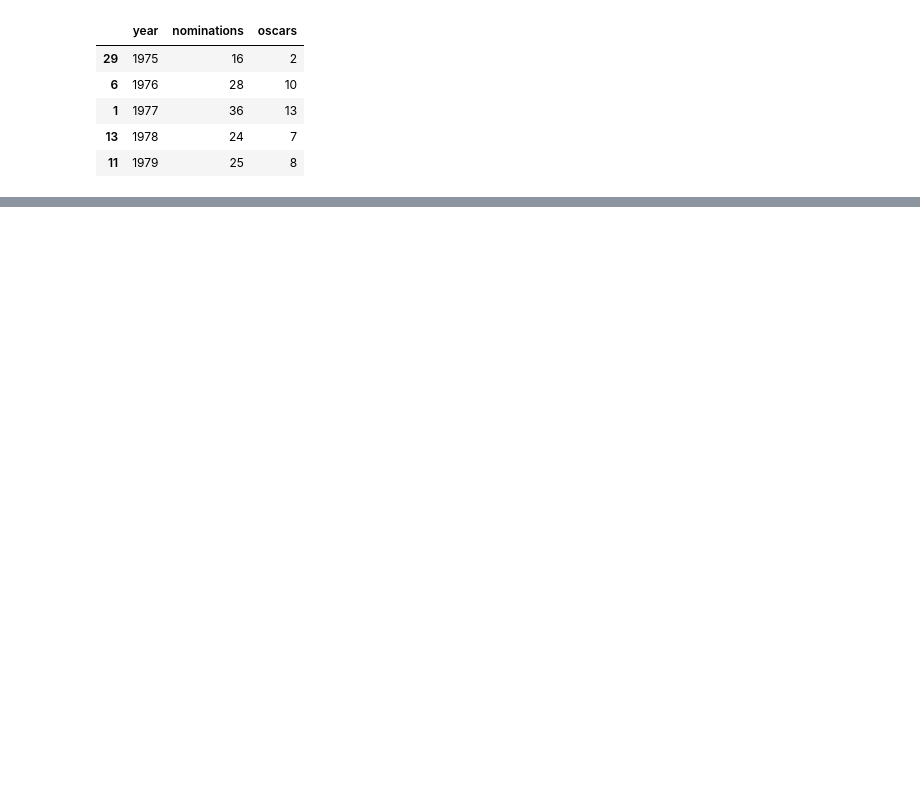
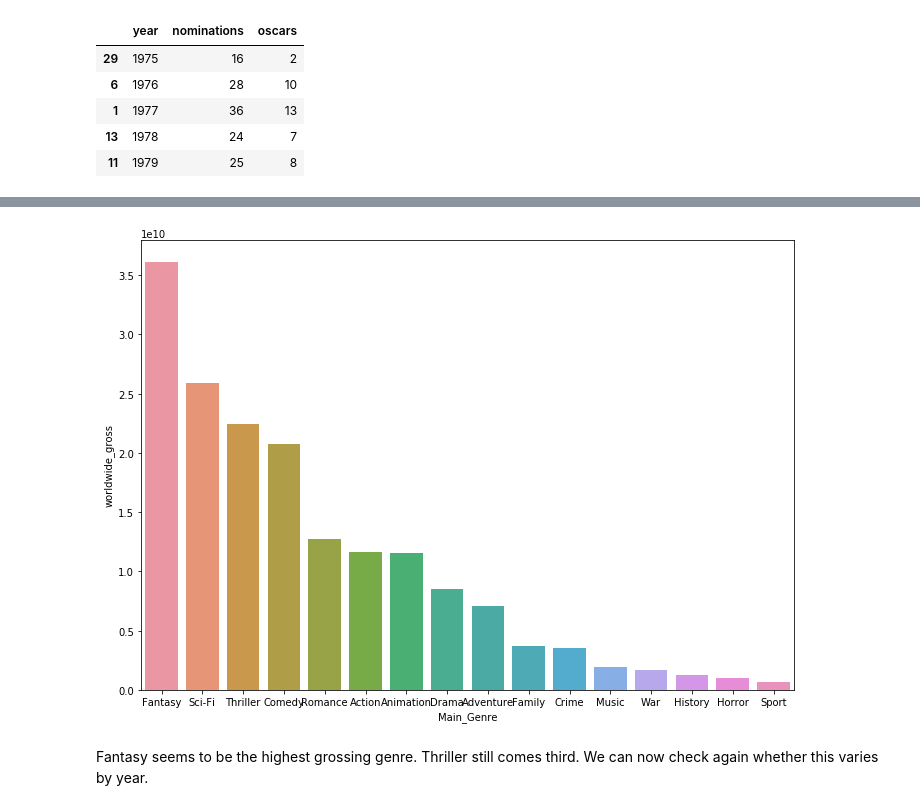
Before and after one commit to Fl00rtje/PyLadiesAms, a Jupyter notebook: Capstone Project Team 1.ipynb, the cells around one changed output, grey strips where cells are left out. Drawn from its saved outputs; the diff is of its cells as text; code cells hidden in the pictures; blank space fills up the shorter version.

```diff
--- a/Capstone Project Team 1.ipynb
+++ b/Capstone Project Team 1.ipynb
@@ -378,0 +474,11 @@ fig.show()
+# %%
+# visualise the revenue of each genre
+
+a4_dims = (11.7, 8.27)
+fig, ax = pyplot.subplots(figsize=a4_dims)
+
+ax = sns.barplot(x="Main_Genre", y='worldwide_gross', data=blockbusters, estimator=sum, ci=None, order=blockbusters.groupby('Main_Genre')['worldwide_gross'].sum().sort_values(ascending=False).index)
+# %% [output]
+[figure, added]
+# %% [markdown]
+Fantasy seems to be the highest grossing genre. Thriller still comes third. We can now check again whether this varies by year.
```
Also changed, not shown: parts of 10 cells of this notebook.
